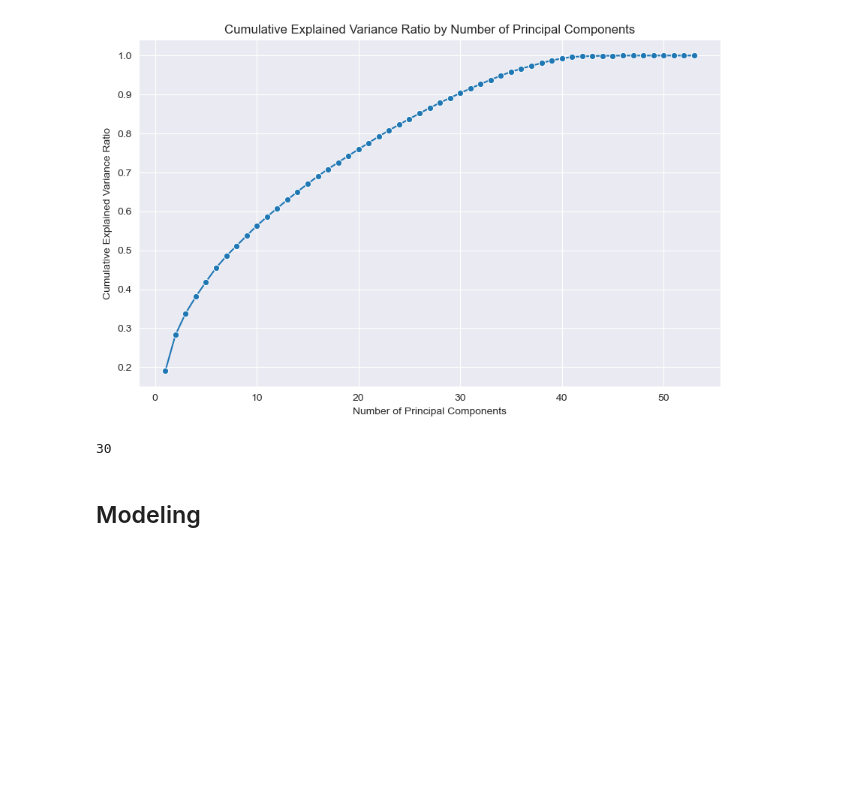
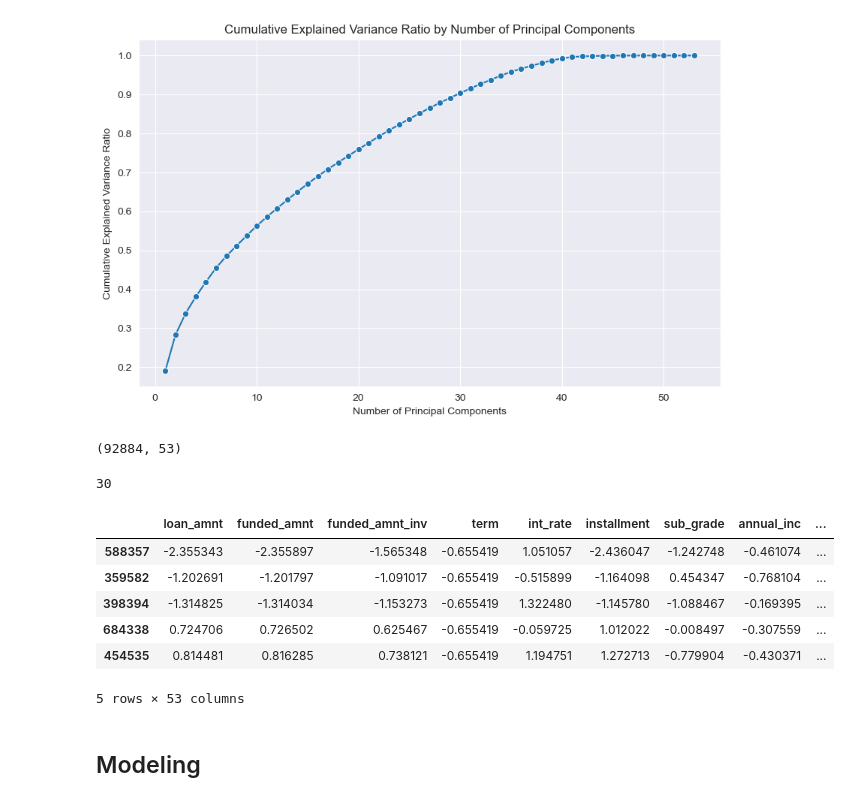
Before and after one commit to Karmos/RiskPrediction, a Jupyter notebook: notebooks/model_train_evaluation_sl.ipynb, the cells around one changed output. Cells and saved outputs as stored; diff of their text form; code cells hidden in the pictures; blank space fills up the shorter version.

```diff
--- a/notebooks/model_train_evaluation_sl.ipynb
+++ b/notebooks/model_train_evaluation_sl.ipynb
@@ -148,6 +148,10 @@ plt.grid(True)
 plt.show()
 # %% [output]
 [figure]
+# %%
+X_train.shape
+# %% [output]
+(92884, 53)
 # %%
 components_to_retain = np.argmax(cumulative_variance >= 0.9) + 1
 pca = PCA(n_components=components_to_retain)
@@ -162,6 +166,16 @@ X_test = pca.transform(X_test)
 components_to_retain
 # %% [output]
 30
+# %%
+X_train.head(5)
+# %% [output]
+|  | loan_amnt | funded_amnt | funded_amnt_inv | term | int_rate | installment | sub_grade | annual_inc | ... |
+| 588357 | -2.355343 | -2.355897 | -1.565348 | -0.655419 | 1.051057 | -2.436047 | -1.242748 | -0.461074 | ... |
+| 359582 | -1.202691 | -1.201797 | -1.091017 | -0.655419 | -0.515899 | -1.164098 | 0.454347 | -0.768104 | ... |
+| 398394 | -1.314825 | -1.314034 | -1.153273 | -0.655419 | 1.322480 | -1.145780 | -1.088467 | -0.169395 | ... |
+| 684338 | 0.724706 | 0.726502 | 0.625467 | -0.655419 | -0.059725 | 1.012022 | -0.008497 | -0.307559 | ... |
+| 454535 | 0.814481 | 0.816285 | 0.738121 | -0.655419 | 1.194751 | 1.272713 | -0.779904 | -0.430371 | ... |
+5 rows × 53 columns
 # %% [markdown]
 ## Modeling
 # %% [markdown]
```
Also changed, not shown: parts of 3 cells of this notebook, 43 other files.
